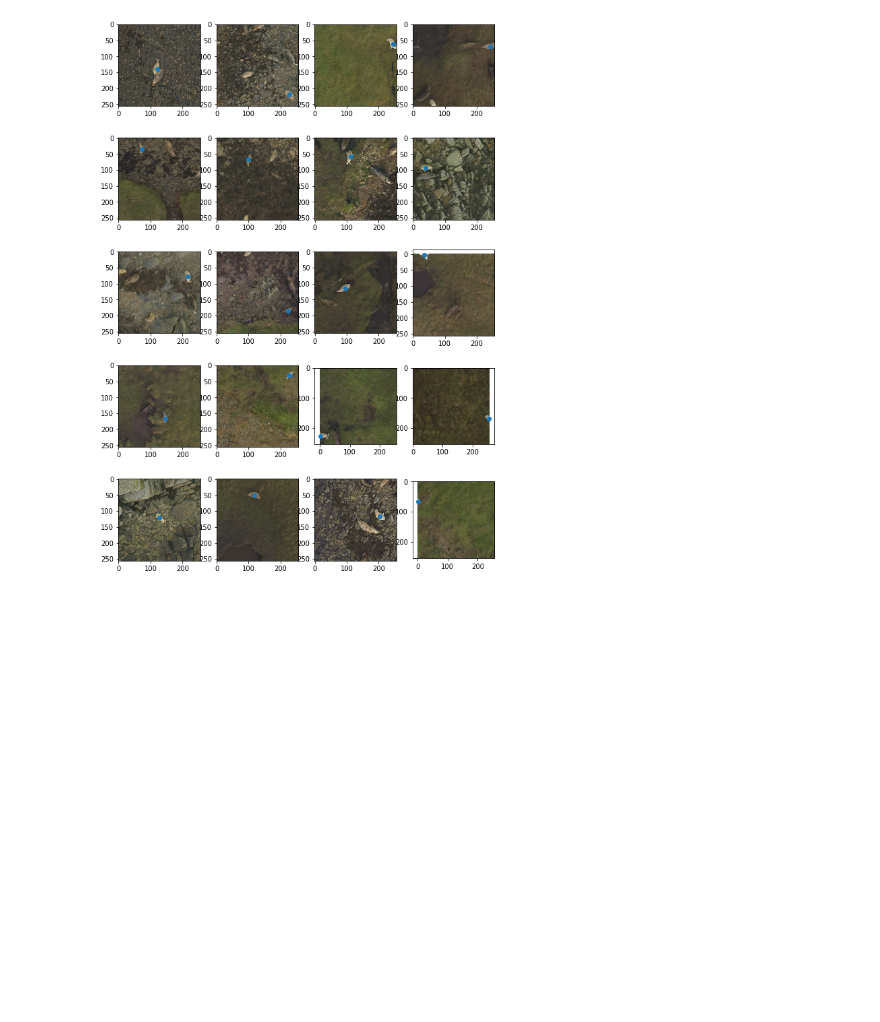
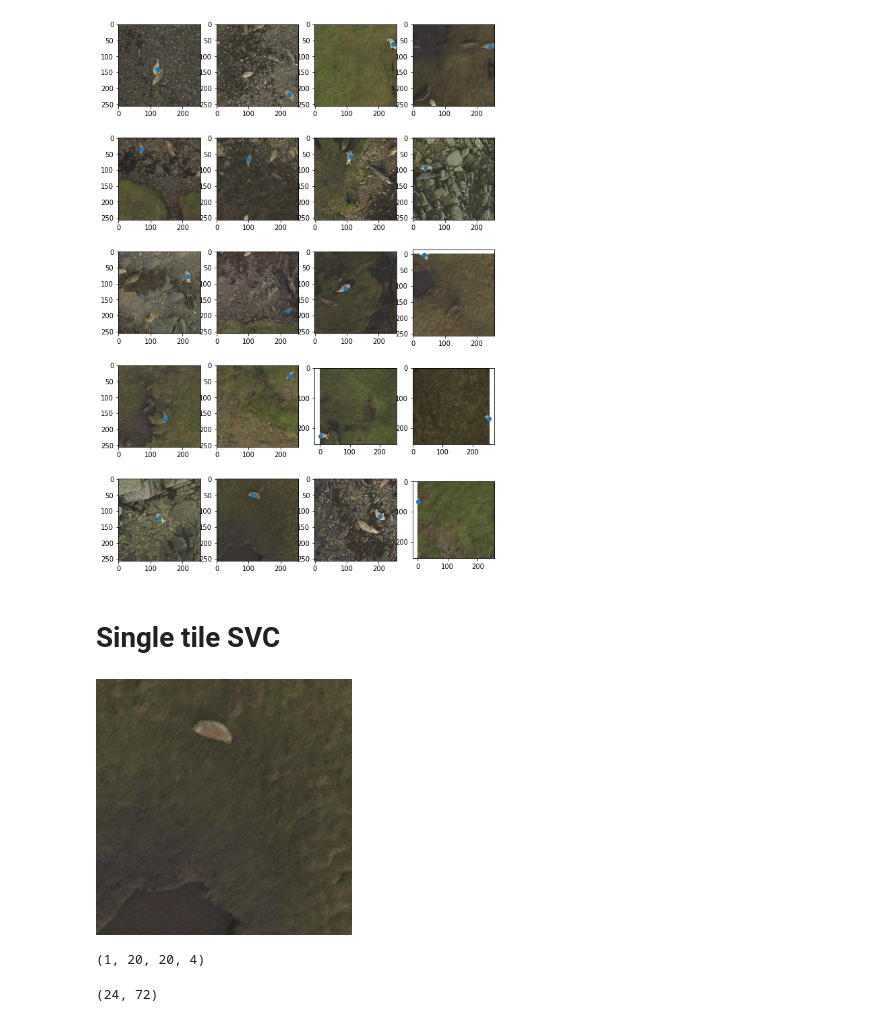
Before and after one commit to alex-schaaf/savewally, a Jupyter notebook: window_size.ipynb, the cells around one changed output. Drawn from its saved outputs; the diff is of its cells as text; code cells hidden in the pictures; blank space fills up the shorter version.

```diff
--- a/window_size.ipynb
+++ b/window_size.ipynb
@@ -99,3 +99,10 @@ for i, axi in enumerate(ax.flat):
     axi.scatter(x_pixels[i], 256 - y_pixels[i])
 # %% [output]
 [figure]
+# %% [markdown]
+# Single tile SVC
+# %%
+img = images[-3]
+img
+# %% [output]
+[figure, added]
@@ -101,0 +113,4 @@ for i, axi in enumerate(ax.flat):
+# %%
+patches.shape
+# %% [output]
+(1, 20, 20, 4)
@@ -101,0 +120,4 @@ for i, axi in enumerate(ax.flat):
+# %%
+centroid
+# %% [output]
+(24, 72)
```
Also changed, not shown: parts of 16 cells of this notebook.
